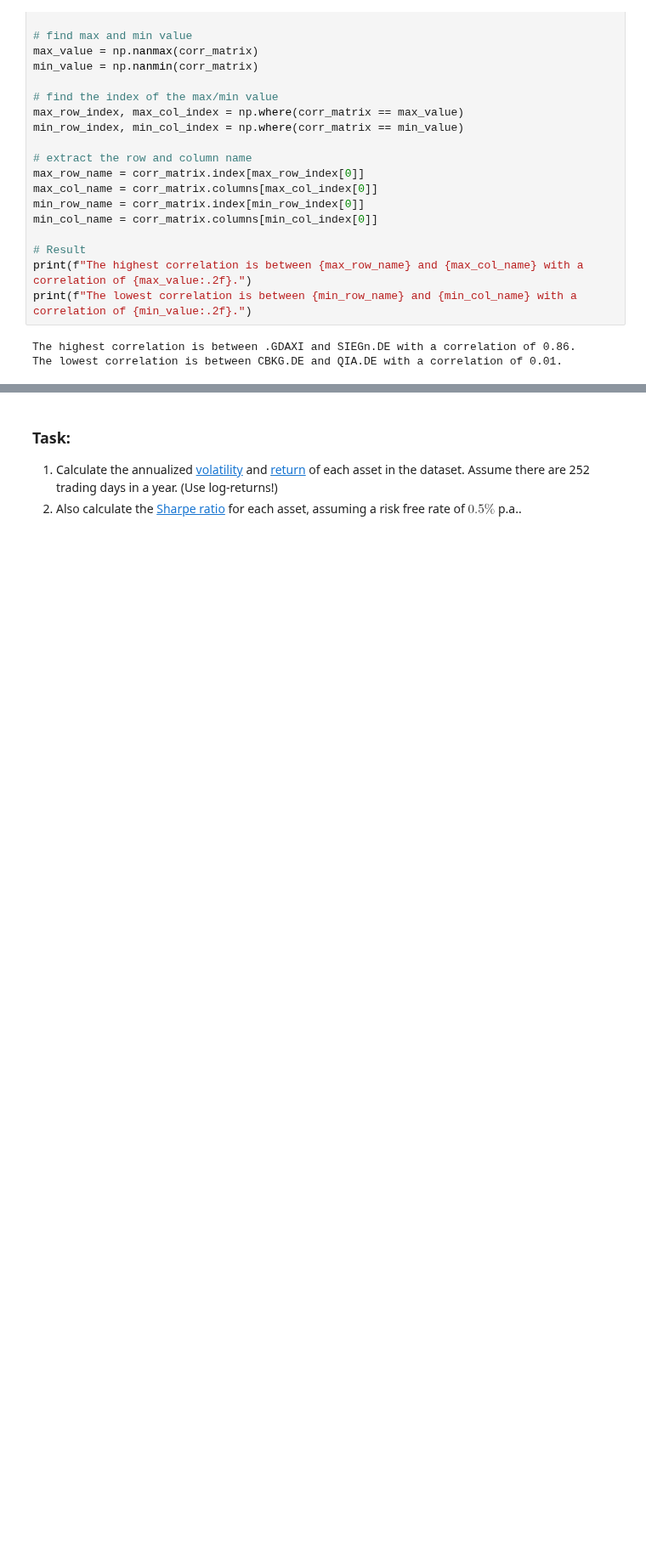
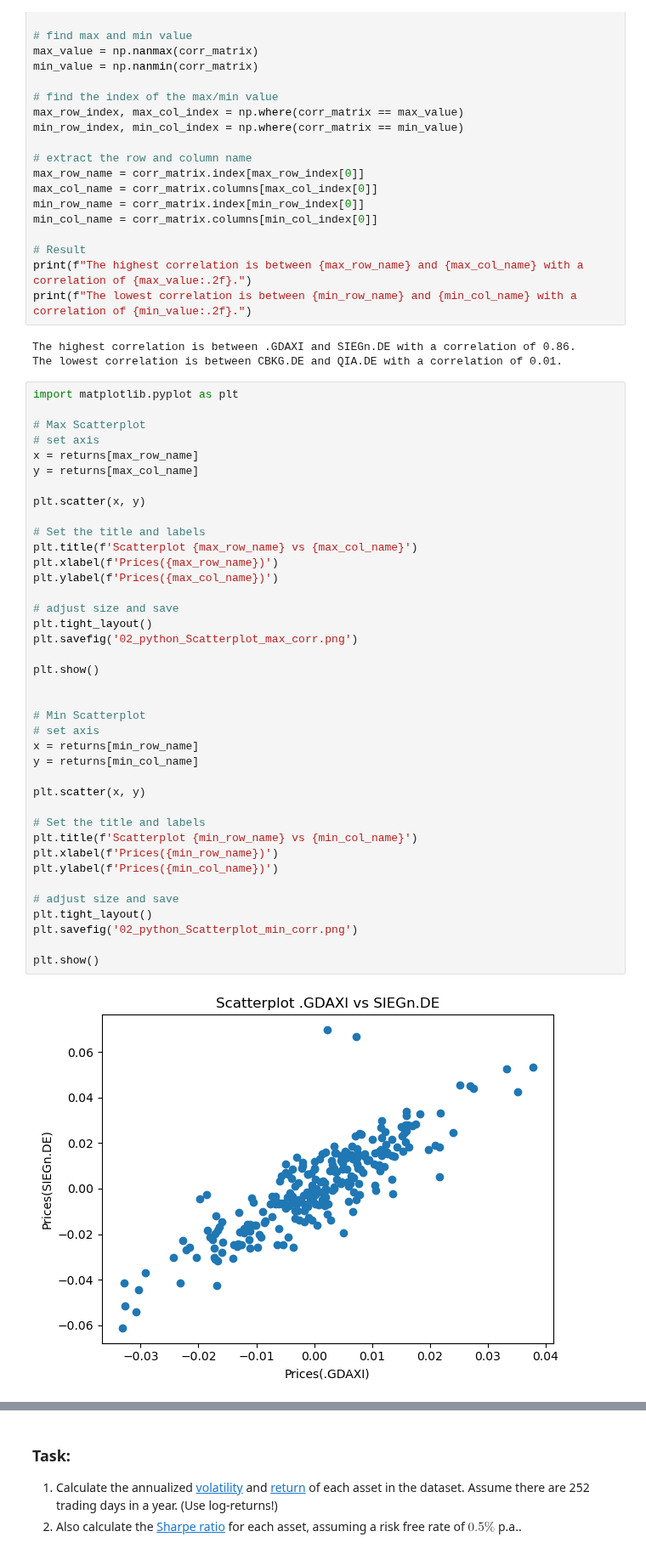
Before and after one commit to iwh-halle/fdap-2024-julian-456, a Jupyter notebook: homework/02_python.ipynb, the cells around one changed output, grey strips where cells are left out. Shown at 85% size. Drawn from its saved outputs; the diff is of its cells as text; blank space fills up the shorter version.

Commit message:
create scatterplots and calculate annualized volatility and return + sharpe ratio

```diff
--- a/homework/02_python.ipynb
+++ b/homework/02_python.ipynb
@@ -366,3 +366,44 @@ print(f"The lowest correlation is between {min_row_name} and {min_col_name} with
 # %% [output]
 The highest correlation is between .GDAXI and SIEGn.DE with a correlation of 0.86.
 The lowest correlation is between CBKG.DE and QIA.DE with a correlation of 0.01.
+# %%
+import matplotlib.pyplot as plt
+
+# Max Scatterplot
+# set axis
+x = returns[max_row_name]
+y = returns[max_col_name]
+
+plt.scatter(x, y)
+
+# Set the title and labels
+plt.title(f'Scatterplot {max_row_name} vs {max_col_name}')
+plt.xlabel(f'Prices({max_row_name})')
+plt.ylabel(f'Prices({max_col_name})')
+
+# adjust size and save
+plt.tight_layout()
+plt.savefig('02_python_Scatterplot_max_corr.png')
+
+plt.show()
+
+
+# Min Scatterplot
+# set axis
+x = returns[min_row_name]
+y = returns[min_col_name]
+
+plt.scatter(x, y)
+
+# Set the title and labels
+plt.title(f'Scatterplot {min_row_name} vs {min_col_name}')
+plt.xlabel(f'Prices({min_row_name})')
+plt.ylabel(f'Prices({min_col_name})')
+
+# adjust size and save
+plt.tight_layout()
+plt.savefig('02_python_Scatterplot_min_corr.png')
+
+plt.show()
+# %% [output]
+[figure, added]
```
Also changed, not shown: parts of 2 cells of this notebook, 2 other files.
